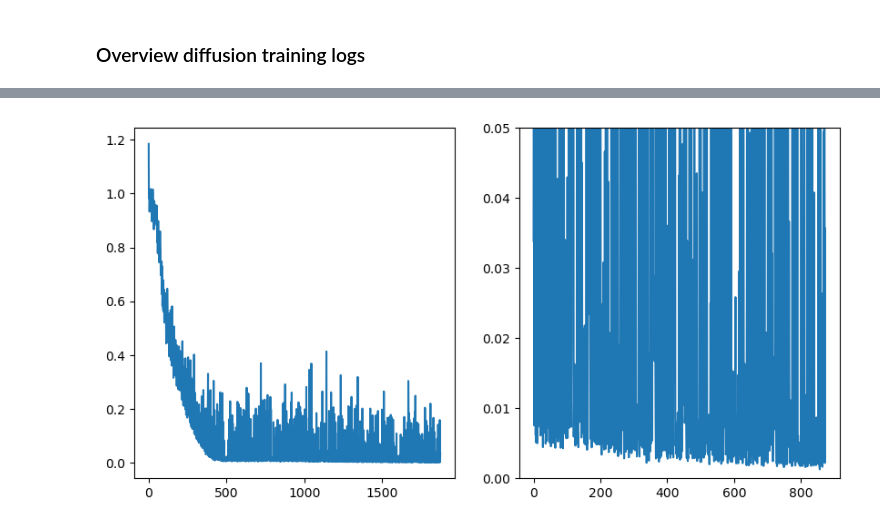
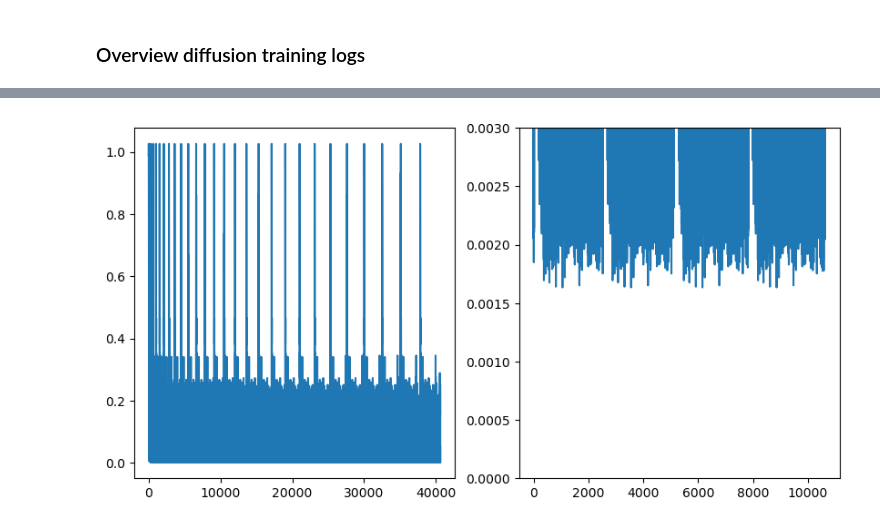
Before and after one commit to SGI-2022/Latent-Diffusion-Models-for-Shape-SDFs, a Jupyter notebook: overview_diffusion_logs.ipynb, the cells around one changed output, grey strips where cells are left out. Saved outputs shown, nothing was run; the diff lists cells and outputs as text; code cells hidden in the pictures.

```diff
--- a/overview_diffusion_logs.ipynb
+++ b/overview_diffusion_logs.ipynb
@@ -142,27 +147,27 @@ plt.show()
 # %%
-dt = '09172022_114713'
+dt = '10312022_010352'
 infile = f'./diffusion logs & models/{dt}/{dt}.log'
 
 loss_progress = []
 
 with open(infile) as f:
     f = f.readlines()
 
 for idx, line in enumerate(f):
     if "loss" in line:
         loss = line.split('=')[1].strip()
         loss_progress.append(float(loss))
 
     if "Decoder model used" in line and idx > 10:
         break
 
 loss_progress = np.array(loss_progress)
 
 fig, axs = plt.subplots(1, 2, figsize=(10, 5))
 axs[0].plot(loss_progress)
-axs[1].plot(loss_progress[1000:])
-axs[1].set_ylim([0, 0.05])
+axs[1].plot(loss_progress[30000:])
+axs[1].set_ylim([0, 0.003])
 
 plt.show()
 # %% [output]
-[figure, old version]
+[figure, new version]
```
Also changed, not shown: parts of 15 cells of this notebook, 15 other files.
